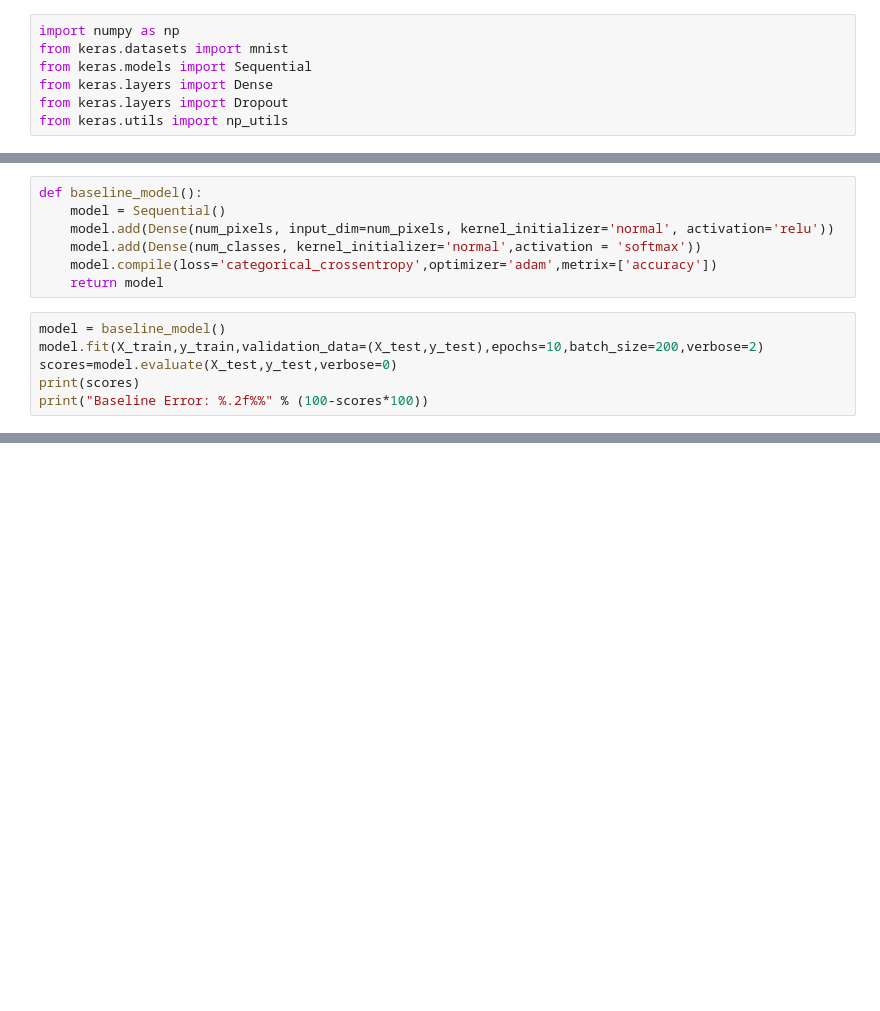
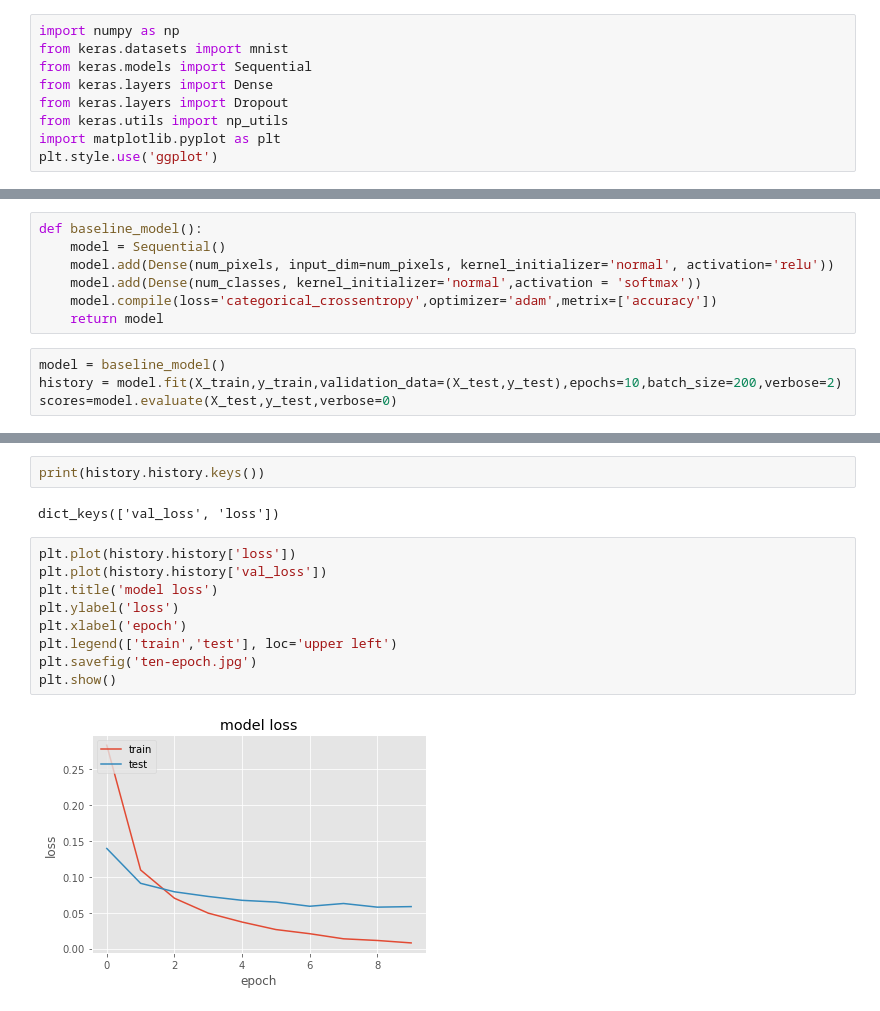
Before and after one commit to zachwarren4/Deep-Learning-the-SDSS, a Jupyter notebook: handwriting_example/basic_nn.ipynb, the cells around one changed output, grey strips where cells are left out. Drawn from its saved outputs; the diff is of its cells as text; blank space fills up the shorter version.

Commit message:
some plots on the basic net

```diff
--- a/handwriting_example/basic_nn.ipynb
+++ b/handwriting_example/basic_nn.ipynb
@@ -5,6 +5,8 @@ from keras.models import Sequential
 from keras.layers import Dense
 from keras.layers import Dropout
 from keras.utils import np_utils
+import matplotlib.pyplot as plt
+plt.style.use('ggplot')
 # %%
 seed=7
 np.random.seed(seed)
@@ -30,10 +32,8 @@ def baseline_model():
     return model
 # %%
 model = baseline_model()
-model.fit(X_train,y_train,validation_data=(X_test,y_test),epochs=10,batch_size=200,verbose=2)
+history = model.fit(X_train,y_train,validation_data=(X_test,y_test),epochs=10,batch_size=200,verbose=2)
 scores=model.evaluate(X_test,y_test,verbose=0)
-print(scores)
-print("Baseline Error: %.2f%%" % (100-scores*100))
 # %% [output]
 kwargs passed to function are ignored with Tensorflow backend
   warnings.warn('\n'.join(msg))
@@ -56,0 +57,15 @@ Baseline Error: 94.22%
+# %%
+print(history.history.keys())
+# %% [output]
+dict_keys(['val_loss', 'loss'])
+# %%
+plt.plot(history.history['loss'])
+plt.plot(history.history['val_loss'])
+plt.title('model loss')
+plt.ylabel('loss')
+plt.xlabel('epoch')
+plt.legend(['train','test'], loc='upper left')
+plt.savefig('ten-epoch.jpg')
+plt.show()
+# %% [output]
+[figure, added]
```
Also changed, not shown: parts of 3 cells of this notebook, 3 other files.
